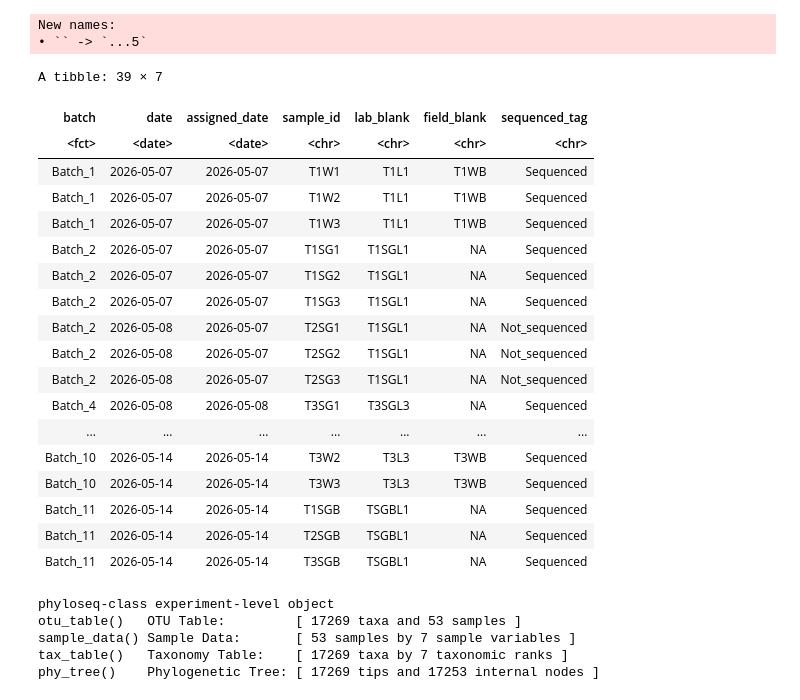
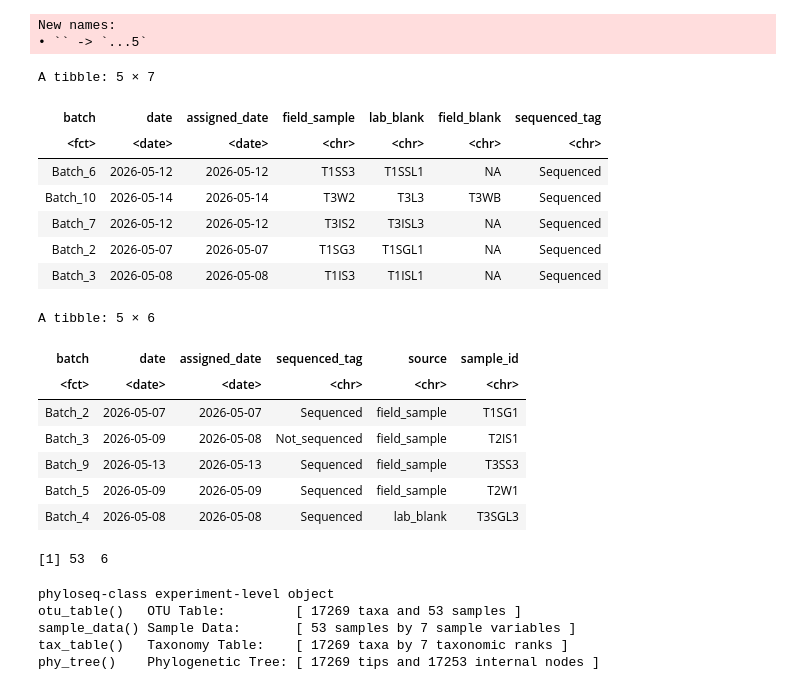
Before and after one commit to PiscatorX/Skunkworks, a Jupyter notebook: Batch_microdecontam/batch_decontam.ipynb, the cells around one changed output. Cells and saved outputs as stored; diff of their text form; code cells hidden in the pictures.

```diff
--- a/Batch_microdecontam/batch_decontam.ipynb
+++ b/Batch_microdecontam/batch_decontam.ipynb
@@ -20,29 +32,35 @@ extraction_batches <- dplyr::mutate(extraction_batches_raw,
                        dplyr::mutate(batch = paste0("Batch_", dplyr::cur_group_id())) |>
                        dplyr::ungroup() |>
                        dplyr::mutate(batch = factor(batch, levels = sort(unique(batch)))) |>
-                       dplyr::select(batch, date, assigned_date, sample_id, lab_blank, field_blank, sequenced_tag)
+                       dplyr::rename(field_sample = sample_id) |>
+                       dplyr::select(batch, date, assigned_date, field_sample, lab_blank, field_blank, sequenced_tag)
-# %%
-extraction_batches
-# %% [output]
-A tibble: 39 × 7
-| batch | date | assigned_date | sample_id | lab_blank | field_blank | sequenced_tag |
-| <fct> | <date> | <date> | <chr> | <chr> | <chr> | <chr> |
-| Batch_1 | 2026-05-07 | 2026-05-07 | T1W1 | T1L1 | T1WB | Sequenced |
-| Batch_1 | 2026-05-07 | 2026-05-07 | T1W2 | T1L1 | T1WB | Sequenced |
-| Batch_1 | 2026-05-07 | 2026-05-07 | T1W3 | T1L1 | T1WB | Sequenced |
-| Batch_2 | 2026-05-07 | 2026-05-07 | T1SG1 | T1SGL1 | NA | Sequenced |
-| Batch_2 | 2026-05-07 | 2026-05-07 | T1SG2 | T1SGL1 | NA | Sequenced |
-| Batch_2 | 2026-05-07 | 2026-05-07 | T1SG3 | T1SGL1 | NA | Sequenced |
-| Batch_2 | 2026-05-08 | 2026-05-07 | T2SG1 | T1SGL1 | NA | Not_sequenced |
-| Batch_2 | 2026-05-08 | 2026-05-07 | T2SG2 | T1SGL1 | NA | Not_sequenced |
-| Batch_2 | 2026-05-08 | 2026-05-07 | T2SG3 | T1SGL1 | NA | Not_sequenced |
-| Batch_4 | 2026-05-08 | 2026-05-08 | T3SG1 | T3SGL3 | NA | Sequenced |
-| ... | ... | ... | ... | ... | ... | ... |
-| Batch_10 | 2026-05-14 | 2026-05-14 | T3W2 | T3L3 | T3WB | Sequenced |
-| Batch_10 | 2026-05-14 | 2026-05-14 | T3W3 | T3L3 | T3WB | Sequenced |
-| Batch_11 | 2026-05-14 | 2026-05-14 | T1SGB | TSGBL1 | NA | Sequenced |
-| Batch_11 | 2026-05-14 | 2026-05-14 | T2SGB | TSGBL1 | NA | Sequenced |
-| Batch_11 | 2026-05-14 | 2026-05-14 | T3SGB | TSGBL1 | NA | Sequenced |
+# %%
+sample_n(extraction_batches, 5)
+# %% [output]
+A tibble: 5 × 7
+| batch | date | assigned_date | field_sample | lab_blank | field_blank | sequenced_tag |
+| <fct> | <date> | <date> | <chr> | <chr> | <chr> | <chr> |
+| Batch_6 | 2026-05-12 | 2026-05-12 | T1SS3 | T1SSL1 | NA | Sequenced |
+| Batch_10 | 2026-05-14 | 2026-05-14 | T3W2 | T3L3 | T3WB | Sequenced |
+| Batch_7 | 2026-05-12 | 2026-05-12 | T3IS2 | T3ISL3 | NA | Sequenced |
+| Batch_2 | 2026-05-07 | 2026-05-07 | T1SG3 | T1SGL1 | NA | Sequenced |
+| Batch_3 | 2026-05-08 | 2026-05-08 | T1IS3 | T1ISL1 | NA | Sequenced |
+# %%
+extraction_batches_all <- tidyr::pivot_longer(extraction_batches, cols = c(field_sample, lab_blank, field_blank), names_to = "source", values_to = "sample_id") |>
+                           dplyr::filter(!is.na(sample_id)) |>
+                           dplyr::distinct(sample_id, source, .keep_all = TRUE)
+sample_n(extraction_batches_all, size = 5)
+dim(extraction_batches_all)
+# %% [output]
+A tibble: 5 × 6
+| batch | date | assigned_date | sequenced_tag | source | sample_id |
+| <fct> | <date> | <date> | <chr> | <chr> | <chr> |
+| Batch_2 | 2026-05-07 | 2026-05-07 | Sequenced | field_sample | T1SG1 |
+| Batch_3 | 2026-05-09 | 2026-05-08 | Not_sequenced | field_sample | T2IS1 |
+| Batch_9 | 2026-05-13 | 2026-05-13 | Sequenced | field_sample | T3SS3 |
+| Batch_5 | 2026-05-09 | 2026-05-09 | Sequenced | field_sample | T2W1 |
+| Batch_4 | 2026-05-08 | 2026-05-08 | Sequenced | lab_blank | T3SGL3 |
+[1] 53  6
 # %%
 (phyloseq_16S <- read_rds("16S_phyloseq.rds"))
 # %% [output]
```
Also changed, not shown: parts of 13 cells of this notebook.
